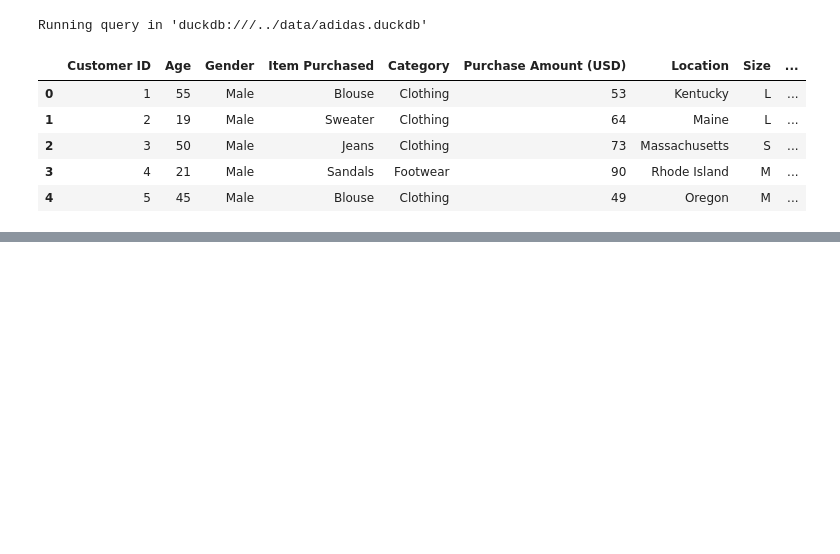
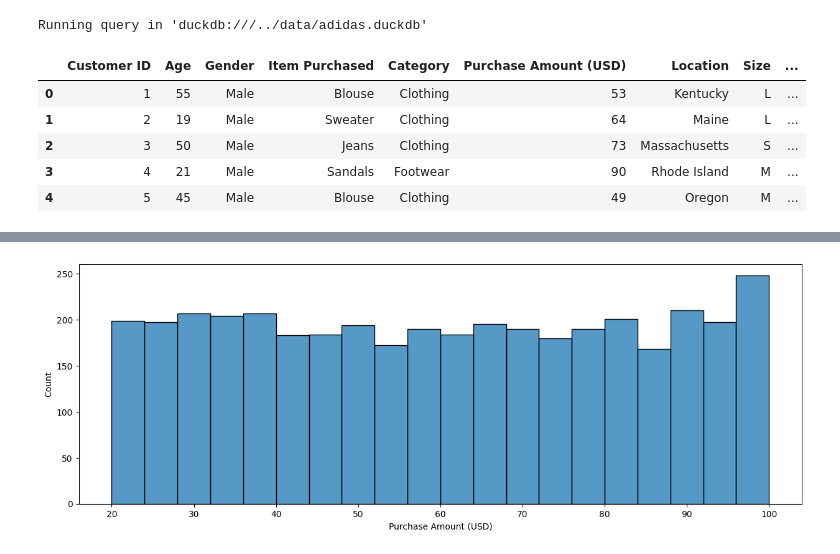
Before and after one commit to delatorrena2016/sql-etl-analytics, a Jupyter notebook: src/etl/wrangle.ipynb, the cells around one changed output, grey strips where cells are left out. Cells and saved outputs as stored; diff of their text form; code cells hidden in the pictures; blank space fills up the shorter version.

```diff
--- a/src/etl/wrangle.ipynb
+++ b/src/etl/wrangle.ipynb
@@ -95,0 +122,9 @@ df_trends.head()
+# %%
+# 3. Purchase Behavior
+plt.figure(figsize=(15, 5))
+
+sns.histplot(df_trends['Purchase Amount (USD)'], bins=20)
+
+plt.show()
+# %% [output]
+[figure, added]
```
Also changed, not shown: parts of 9 cells of this notebook.
